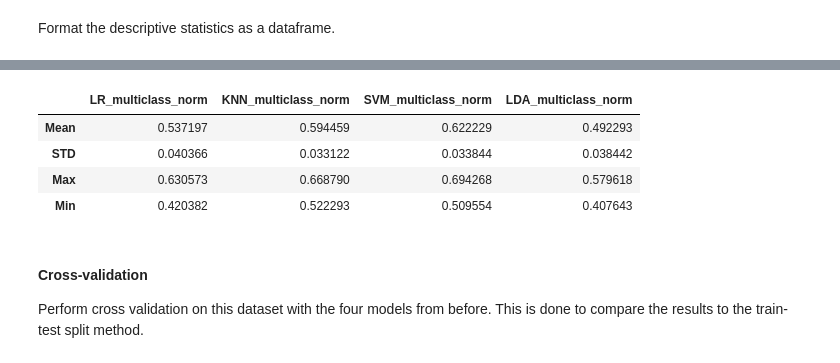
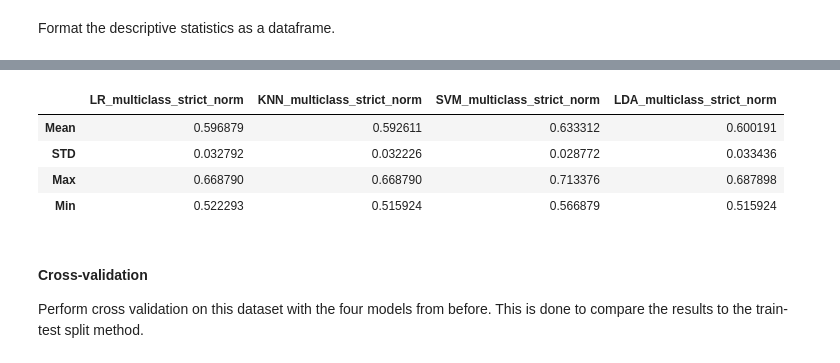
Before and after one commit to tdaug6/Deep-Learning-Methods-to-Predict-Disease-in-Brain-Images, a Jupyter notebook: Notebooks/Machine_Learning/2023.7.17-Machine_Learning-Region_Correlaiton_Condensed.ipynb, the cells around one changed output, grey strips where cells are left out. Drawn from its saved outputs; the diff is of its cells as text; code cells hidden in the pictures.

```diff
--- a/Notebooks/Machine_Learning/2023.7.17-Machine_Learning-Region_Correlaiton_Condensed.ipynb
+++ b/Notebooks/Machine_Learning/2023.7.17-Machine_Learning-Region_Correlaiton_Condensed.ipynb
@@ -466,16 +506,16 @@ results_norm
 # %%
 results_strict_norm = pd.DataFrame([means_strict_norm, stds_strict_norm, maxes_strict_norm, mins_strict_norm],
                        index=['Mean', 'STD', 'Max', 'Min'],
                        columns=['LR_multiclass_strict_norm', 'KNN_multiclass_strict_norm',
                                 'SVM_multiclass_strict_norm', 'LDA_multiclass_strict_norm'])
 
-results_norm
+results_strict_norm
 # %% [output]
-|  | LR_multiclass_norm | KNN_multiclass_norm | SVM_multiclass_norm | LDA_multiclass_norm |
-| Mean | 0.537197 | 0.594459 | 0.622229 | 0.492293 |
-| STD | 0.040366 | 0.033122 | 0.033844 | 0.038442 |
-| Max | 0.630573 | 0.668790 | 0.694268 | 0.579618 |
-| Min | 0.420382 | 0.522293 | 0.509554 | 0.407643 |
+|  | LR_multiclass_strict_norm | KNN_multiclass_strict_norm | SVM_multiclass_strict_norm | LDA_multiclass_strict_norm |
+| Mean | 0.596879 | 0.592611 | 0.633312 | 0.600191 |
+| STD | 0.032792 | 0.032226 | 0.028772 | 0.033436 |
+| Max | 0.668790 | 0.668790 | 0.713376 | 0.687898 |
+| Min | 0.522293 | 0.515924 | 0.566879 | 0.515924 |
 # %% [markdown]
 #### Cross-validation
 
```
Also changed, not shown: parts of 25 cells of this notebook, 3 other files.
